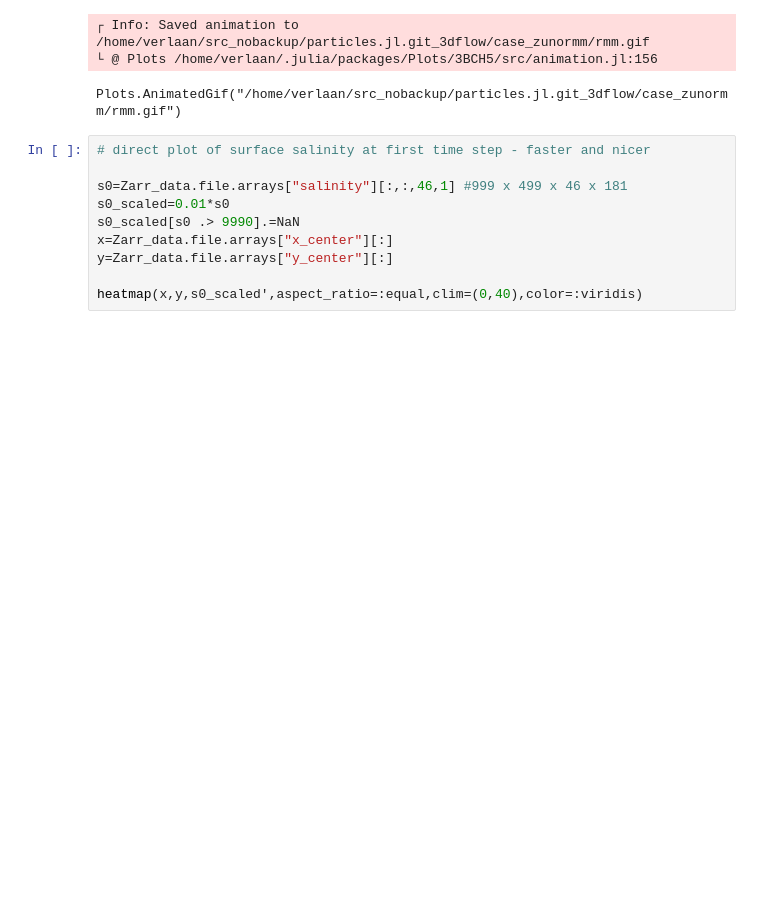
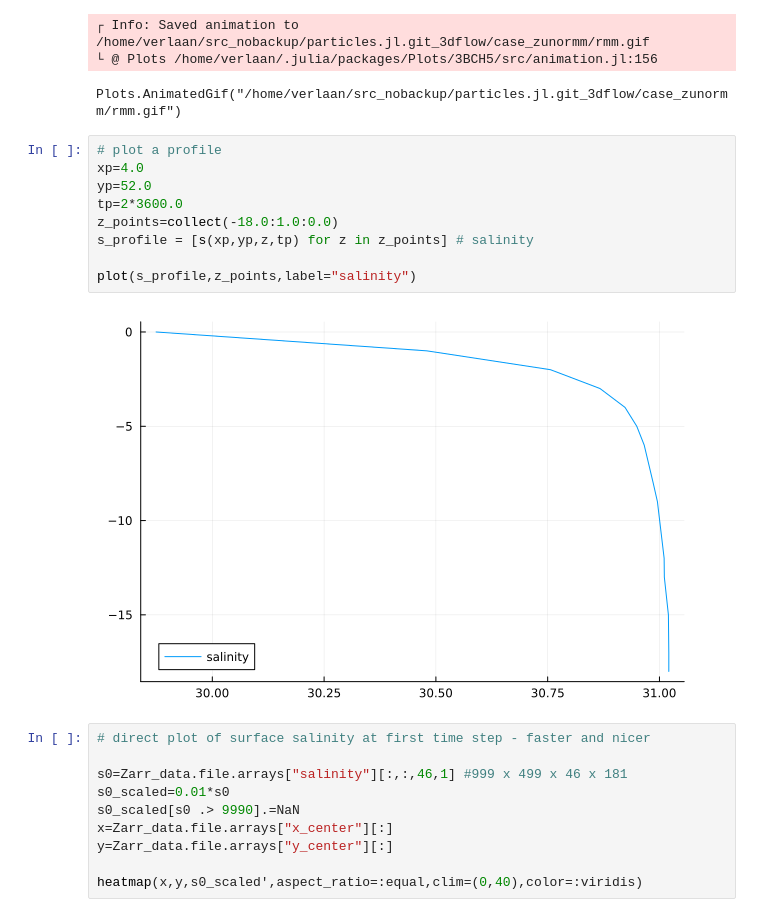
Before and after one commit to robot144/particles.jl, a Jupyter notebook: case_zunormm/test_input.ipynb, the cells around one changed output. Drawn from its saved outputs; the diff is of its cells as text; blank space fills up the shorter version.

Commit message:
Add a profile plot

```diff
--- a/case_zunormm/test_input.ipynb
+++ b/case_zunormm/test_input.ipynb
@@ -96,6 +96,17 @@ t=0.0 t=7200.0 t=14400.0 t=21600.0 t=28800.0 t=36000.0 t=43200.0
 ┌ Info: Saved animation to /home/verlaan/src_nobackup/particles.jl.git_3dflow/case_zunormm/rmm.gif
 └ @ Plots /home/verlaan/.julia/packages/Plots/3BCH5/src/animation.jl:156
 Plots.AnimatedGif("/home/verlaan/src_nobackup/particles.jl.git_3dflow/case_zunormm/rmm.gif")
+# %%
+# plot a profile
+xp=4.0
+yp=52.0
+tp=2*3600.0
+z_points=collect(-18.0:1.0:0.0)
+s_profile = [s(xp,yp,z,tp) for z in z_points] # salinity
+
+plot(s_profile,z_points,label="salinity")
+# %% [output]
+[figure, added]
 # %%
 # direct plot of surface salinity at first time step - faster and nicer
 
```
